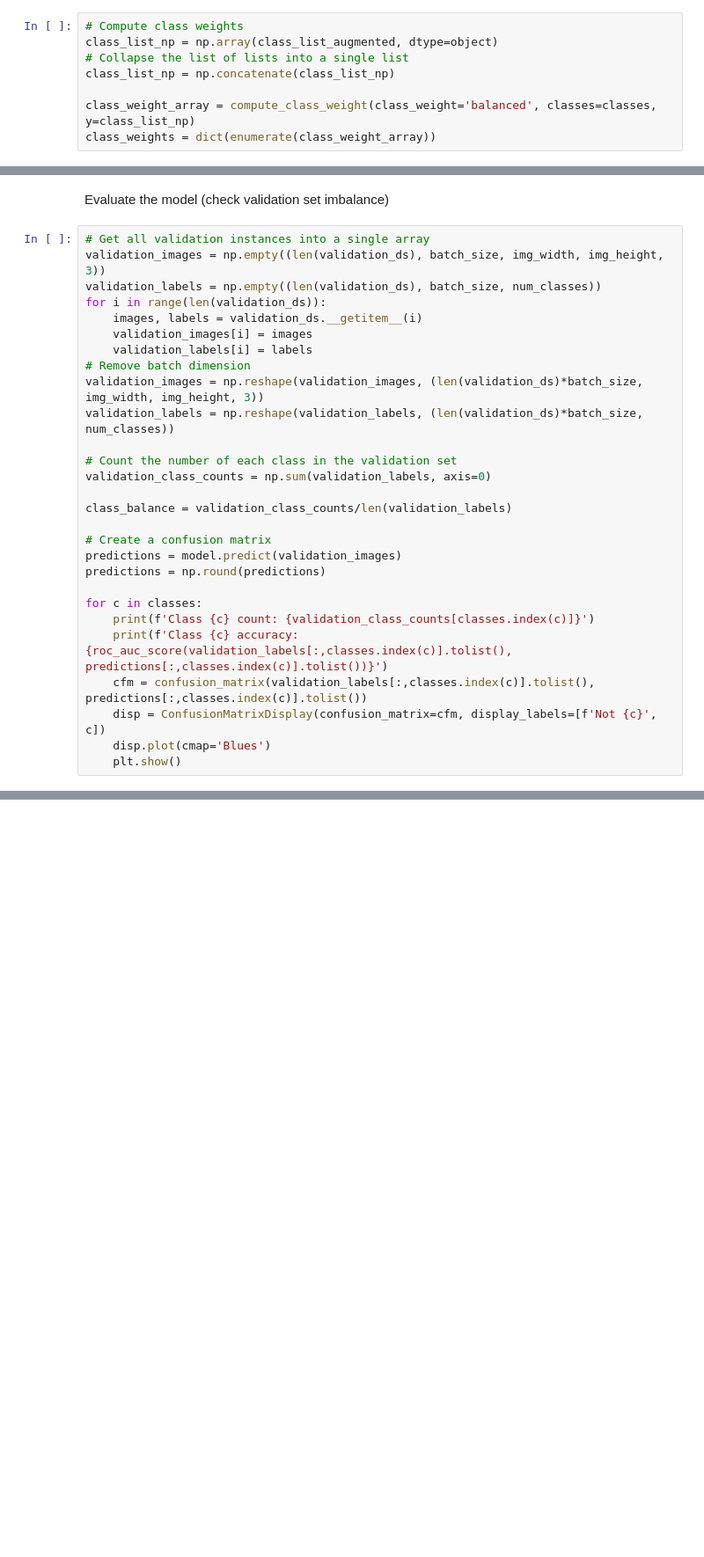
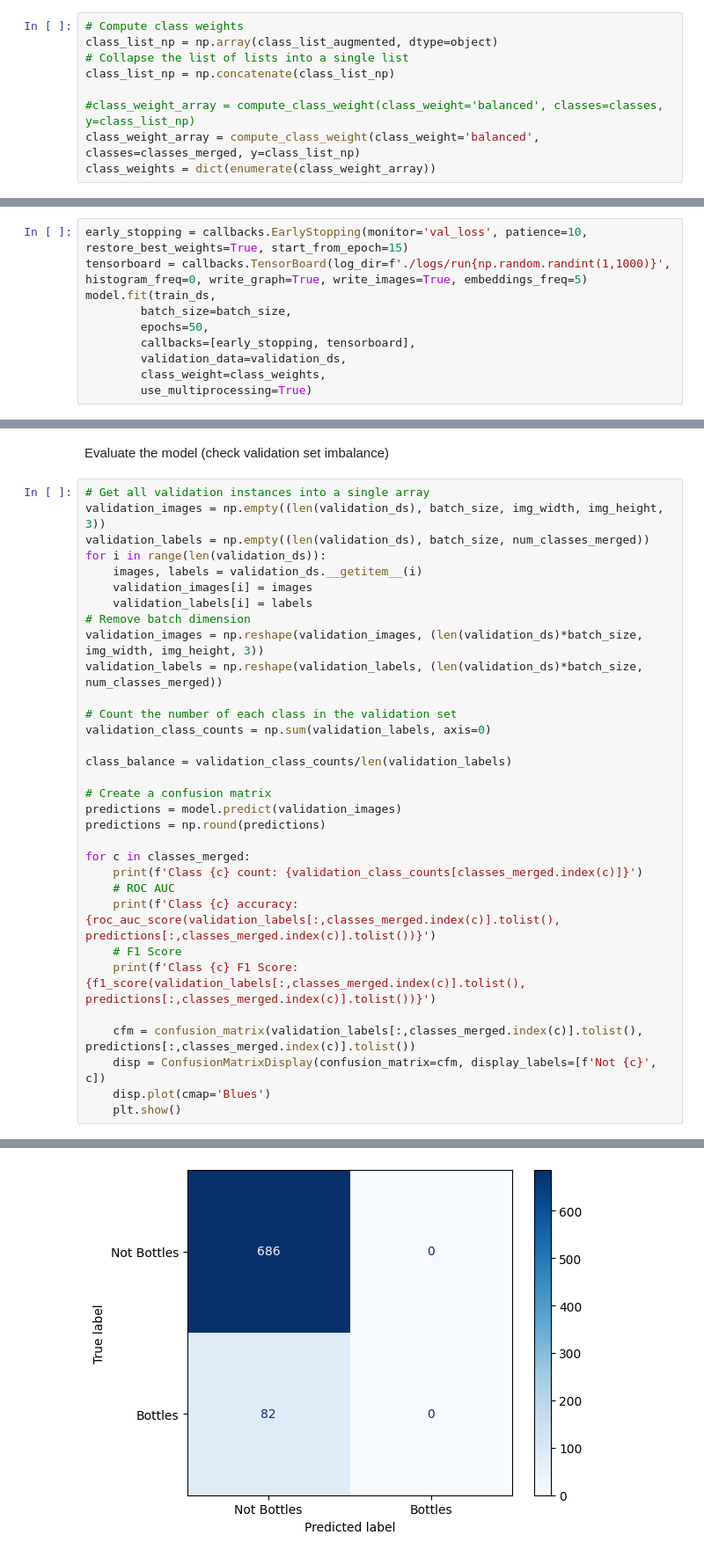
Before and after one commit to RcrossF/YerbClassifier, a Jupyter notebook: train.ipynb, the cells around one changed output, grey strips where cells are left out. Shown: that part at 88% size. Cells and saved outputs as stored; diff of their text form; blank space fills up the shorter version.

```diff
--- a/train.ipynb
+++ b/train.ipynb
@@ -186,7 +211,8 @@ class_list_np = np.array(class_list_augmented, dtype=object)
 # Collapse the list of lists into a single list
 class_list_np = np.concatenate(class_list_np)
 
-class_weight_array = compute_class_weight(class_weight='balanced', classes=classes, y=class_list_np)
+#class_weight_array = compute_class_weight(class_weight='balanced', classes=classes, y=class_list_np)
+class_weight_array = compute_class_weight(class_weight='balanced', classes=classes_merged, y=class_list_np)
 class_weights = dict(enumerate(class_weight_array))
 # %% [markdown]
 Generate some samples to make sure everything matches up
@@ -327,0 +271,10 @@ Epoch 1/50
+# %%
+early_stopping = callbacks.EarlyStopping(monitor='val_loss', patience=10, restore_best_weights=True, start_from_epoch=15)
+tensorboard = callbacks.TensorBoard(log_dir=f'./logs/run{np.random.randint(1,1000)}', histogram_freq=0, write_graph=True, write_images=True, embeddings_freq=5)
+model.fit(train_ds,
+        batch_size=batch_size,
+        epochs=50,
+        callbacks=[early_stopping, tensorboard],
+        validation_data=validation_ds,
+        class_weight=class_weights,
+        use_multiprocessing=True)
@@ -330,14 +300,14 @@ Evaluate the model (check validation set imbalance)
 # %%
 # Get all validation instances into a single array
 validation_images = np.empty((len(validation_ds), batch_size, img_width, img_height, 3))
-validation_labels = np.empty((len(validation_ds), batch_size, num_classes))
+validation_labels = np.empty((len(validation_ds), batch_size, num_classes_merged))
 for i in range(len(validation_ds)):
     images, labels = validation_ds.__getitem__(i)
     validation_images[i] = images
     validation_labels[i] = labels
 # Remove batch dimension
 validation_images = np.reshape(validation_images, (len(validation_ds)*batch_size, img_width, img_height, 3))
-validation_labels = np.reshape(validation_labels, (len(validation_ds)*batch_size, num_classes))
+validation_labels = np.reshape(validation_labels, (len(validation_ds)*batch_size, num_classes_merged))
 
 # Count the number of each class in the validation set
 validation_class_counts = np.sum(validation_labels, axis=0)
@@ -348,10 +318,15 @@ class_balance = validation_class_counts/len(validation_labels)
 predictions = model.predict(validation_images)
 predictions = np.round(predictions)
 
-for c in classes:
-    print(f'Class {c} count: {validation_class_counts[classes.index(c)]}')
-    print(f'Class {c} accuracy: {roc_auc_score(validation_labels[:,classes.index(c)].tolist(), predictions[:,classes.index(c)].tolist())}')
-    cfm = confusion_matrix(validation_labels[:,classes.index(c)].tolist(), predictions[:,classes.index(c)].tolist())
+for c in classes_merged:
+    print(f'Class {c} count: {validation_class_counts[classes_merged.index(c)]}')
+    # ROC AUC
+    print(f'Class {c} accuracy: {roc_auc_score(validation_labels[:,classes_merged.index(c)].tolist(), predictions[:,classes_merged.index(c)].tolist())}')
+    # F1 Score
+    print(f'Class {c} F1 Score: {f1_score(validation_labels[:,classes_merged.index(c)].tolist(), predictions[:,classes_merged.index(c)].tolist())}')
+
+    cfm = confusion_matrix(validation_labels[:,classes_merged.index(c)].tolist(), predictions[:,classes_merged.index(c)].tolist())
     disp = ConfusionMatrixDisplay(confusion_matrix=cfm, display_labels=[f'Not {c}', c])
     disp.plot(cmap='Blues')
     plt.show()
+# %% [output]
@@ -357,0 +336 @@ for c in classes:
+[figure, added]
```
Also changed, not shown: parts of 11 cells of this notebook.
